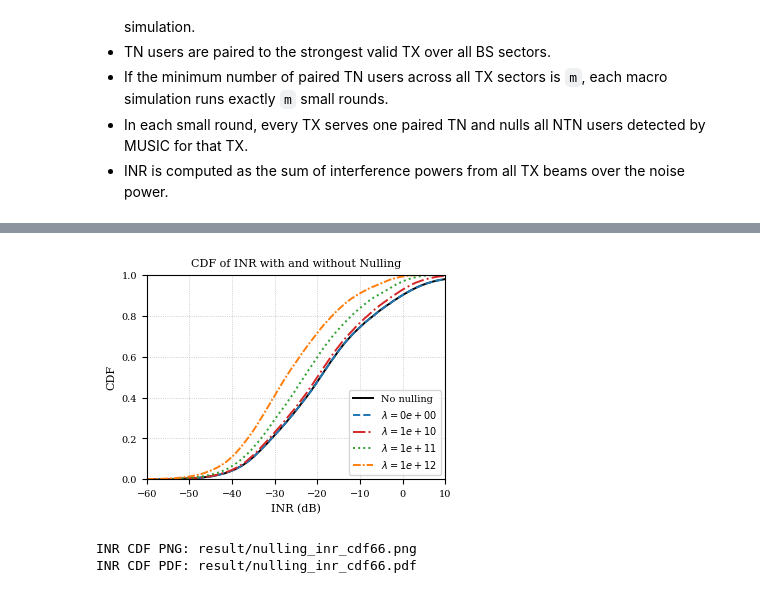
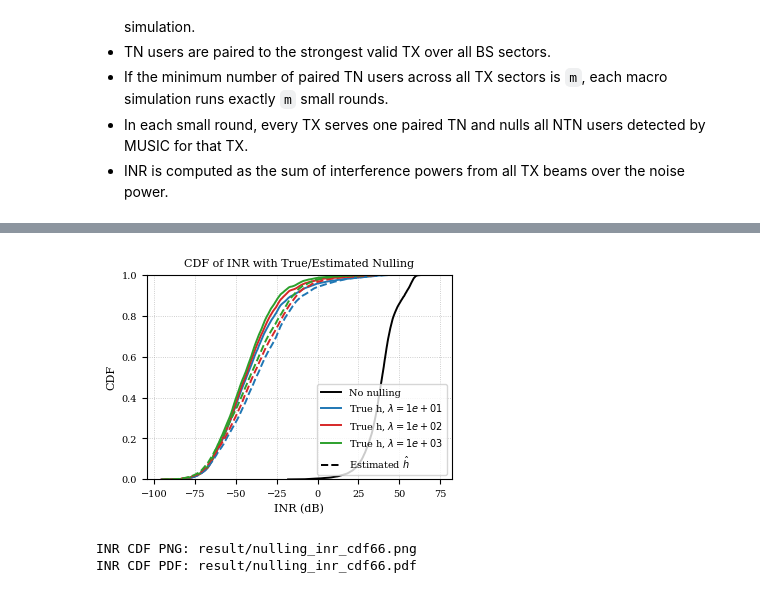
Before and after one commit to Shizhen-Jia/NTN-NULLING-NONCOH, a Jupyter notebook: Nulling_CDF.ipynb, the cells around one changed output, grey strips where cells are left out. Drawn from its saved outputs; the diff is of its cells as text; code cells hidden in the pictures.

```diff
--- a/Nulling_CDF.ipynb
+++ b/Nulling_CDF.ipynb
@@ -84,10 +86,13 @@ Satellite sampling: per_macro=True, azimuth_range=(0.0, 360.0), elevation_range=
 # Noise, thresholds, and MUSIC setup
 EkT = -174
 B = 100e6
-Tx_power_dbm = 40
+Tx_power_dbm = 35
 Tx_power = 10 ** ((Tx_power_dbm - 30) / 10)
 Tx_power_handheld_dbm = 23
 Tx_power_handheld = 10 ** ((Tx_power_handheld_dbm - 30) / 10)
+NTN_Tx_power_dbm = 30
+NTN_Tx_power = 10 ** ((NTN_Tx_power_dbm - 30) / 10)
+
 
 NF = 7
 NF_vsat = 3
@@ -101,8 +106,10 @@ preamble_time = 20e-6
 N0_sigma = N0_vsat / Tx_power / preamble_time
 N0_sigma_handheld = 10 ** ((EkT + NF_bs - 30) / 10) / Tx_power_handheld / preamble_time
 
-lambda_ranges = [0, 1e10, 1e11, 1e12]
-
+# lambda_ranges = [1e10, 1e11, 1e12]
+lambda_ranges = [1e1, 1e2, 1e3]
+max_detected_b_terms = "all"  # use "all" or a positive integer such as 30
+# max_detected_b_terms = 23 # use "all" or a positive integer such as 30
 snr_threshold = -6
 inr_threshold = -6
 h_ntn_th = np.sqrt(10 ** (inr_threshold / 10) * N0_bs * tx_antennas / Tx_power)
@@ -121,8 +128,8 @@ theta_display_mode = "elevation"
 music_num_sources = None
 music_threshold = 3.0
 music_covariance_mode = "sample"
-music_num_snapshots = 100
-music_noise_var = N0_bs / Tx_power
+music_num_snapshots = 200
+music_noise_var = N0_bs / NTN_Tx_power
 music_rng_seed = 7
 music_source_estimation = "mdl"
 music_energy_ratio = 0.95
@@ -149,4 +156,6 @@ print(f"h_ntn_th = {h_ntn_th:.4e}")
 print(f"TN Pfa threshold = {threshold_tn_pfa_db:.2f} dB")
 print(f"NTN Pfa threshold = {threshold_ntn_pfa_db:.2f} dB")
 print(f"Beamforming threshold = {threshold_peft_db:.2f} dB")
+print(f"Max detected B terms per TX = {max_detected_b_terms}")
+print("Top-K selection uses MUSIC reliability score = score_user * fit_score")
 # %% [output]
@@ -335,4 +408,6 @@ for idx, row in enumerate(macro_stats):
 # %%
+from matplotlib.lines import Line2D
+
 plt.rcParams.update(
     {
         "font.family": "serif",
@@ -357,43 +432,62 @@ if raw_inr.size > 0:
     ax.plot(raw_inr_sorted, raw_inr_cdf, color="black", linestyle="-", label="No nulling")
 
 color_cycle = ["#1f77b4", "#d62728", "#2ca02c", "#ff7f0e", "#8c564b", "#17becf"]
-style_cycle = ["--", "-.", ":", (0, (4, 1, 1, 1)), (0, (6, 2)), (0, (3, 1, 1, 1, 1, 1))]
 
-for idx, lambda_ in enumerate(sorted(nulling_cdf_results["null_inr_db"].keys())):
-    inr_values = np.asarray(nulling_cdf_results["null_inr_db"][lambda_], dtype=np.float64)
+for idx, lambda_ in enumerate(sorted(nulling_cdf_results["perfect_inr_db"].keys())):
+    inr_values = np.asarray(nulling_cdf_results["perfect_inr_db"][lambda_], dtype=np.float64)
     inr_values = inr_values[np.isfinite(inr_values)]
     if inr_values.size == 0:
         continue
 
     inr_sorted = np.sort(inr_values)
     inr_cdf = np.arange(1, inr_sorted.size + 1, dtype=np.float64) / float(inr_sorted.size)
     ax.plot(
         inr_sorted,
         inr_cdf,
         color=color_cycle[idx % len(color_cycle)],
-        linestyle=style_cycle[idx % len(style_cycle)],
-        label=f"$\lambda={float(lambda_):.0e}$",
+        linestyle="-",
+        label=f"True h, $\\lambda={float(lambda_):.0e}$",
     )
+
+for idx, lambda_ in enumerate(sorted(nulling_cdf_results["est_inr_db"].keys())):
+    inr_values = np.asarray(nulling_cdf_results["est_inr_db"][lambda_], dtype=np.float64)
+    inr_values = inr_values[np.isfinite(inr_values)]
+    if inr_values.size == 0:
+        continue
+
+    inr_sorted = np.sort(inr_values)
+    inr_cdf = np.arange(1, inr_sorted.size + 1, dtype=np.float64) / float(inr_sorted.size)
+    ax.plot(
+        inr_sorted,
+        inr_cdf,
+        color=color_cycle[idx % len(color_cycle)],
+        linestyle="--",
+    )
+
+est_handle = Line2D([0], [0], color="black", linestyle="--", linewidth=1.4, label=r"Estimated $\hat{h}$")
+handles, labels = ax.get_legend_handles_labels()
+handles.append(est_handle)
+labels.append(r"Estimated $\hat{h}$")
 
 ax.set_xlabel("INR (dB)")
 ax.set_ylabel("CDF")
-ax.set_title("CDF of INR with and without Nulling")
+ax.set_title("CDF of INR with True/Estimated Nulling")
 ax.set_ylim(0.0, 1.0)
-ax.set_xlim(-60, 10)
+# ax.set_xlim(-70, 40)
 ax.grid(True, linestyle=":", linewidth=0.6, alpha=0.8)
-ax.legend(loc="lower right", frameon=True)
+ax.legend(handles=handles, labels=labels, loc="lower right", frameon=True)
 fig.tight_layout(pad=0.2)
 
 inr_png_path = result_dir / "nulling_inr_cdf66.png"
 inr_pdf_path = result_dir / "nulling_inr_cdf66.pdf"
 fig.savefig(inr_png_path, dpi=400, bbox_inches="tight")
 fig.savefig(inr_pdf_path, bbox_inches="tight")
 plt.show()
 
 print(f"INR CDF PNG: {inr_png_path}")
 print(f"INR CDF PDF: {inr_pdf_path}")
 # %% [output]
-[figure, old version]
+[figure, new version]
 INR CDF PNG: result/nulling_inr_cdf66.png
 INR CDF PDF: result/nulling_inr_cdf66.pdf
 # %%
```
Also changed, not shown: parts of 4 cells of this notebook, 5 other files.
